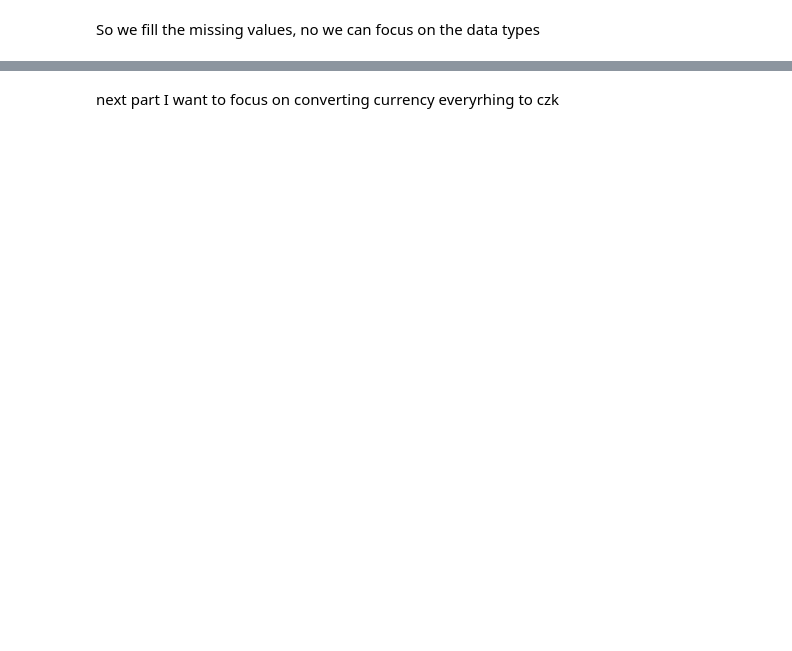
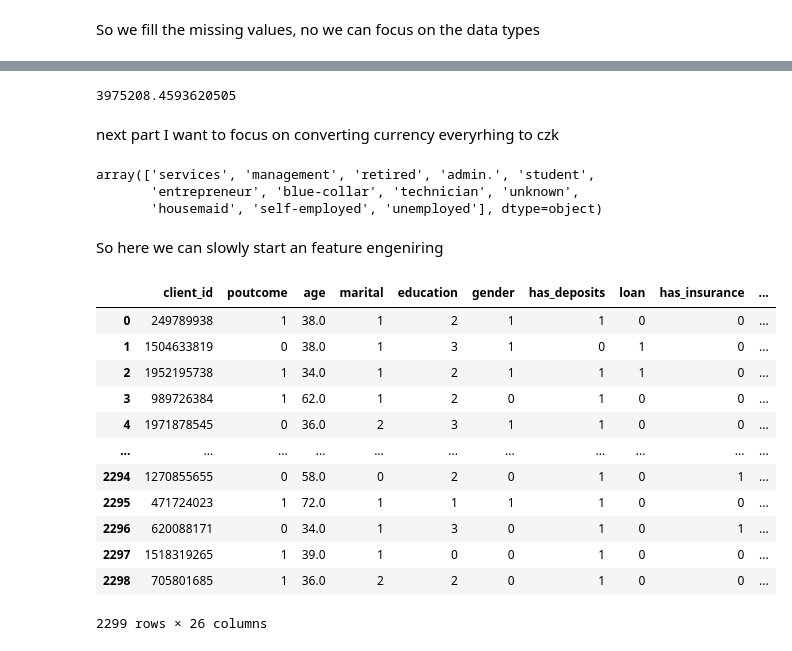
Before and after one commit to VladislavSpirydonau/Final-project-C4Y, a Jupyter notebook: Hello world notebook.ipynb, the cells around one changed output, grey strips where cells are left out. Drawn from its saved outputs; the diff is of its cells as text; code cells hidden in the pictures; blank space fills up the shorter version.

```diff
--- a/Hello world notebook.ipynb
+++ b/Hello world notebook.ipynb
@@ -127,9 +133,53 @@ dtype: object
 df.mean_balance = pd.to_numeric(df.mean_balance)
 # %%
 df.client_id = pd.to_numeric(df.client_id)
+# %%
+df.mean_balance.sum()
+# %% [output]
+3975208.4593620505
 # %% [markdown]
 next part I want to focus on converting currency everyrhing to czk
 # %%
 rate = {'CZK': 1, 'USD': 23, 'EUR': 25}
 
 df['mean_balance'] = df.apply(lambda row: row['mean_balance'] * rate[row['currency']], axis=1)
+# %%
+df.job.unique()
+# %% [output]
+array(['services', 'management', 'retired', 'admin.', 'student',
+       'entrepreneur', 'blue-collar', 'technician', 'unknown',
+       'housemaid', 'self-employed', 'unemployed'], dtype=object)
+# %% [markdown]
+So here we can slowly start an feature engeniring
+# %%
+from sklearn.preprocessing import LabelEncoder
+education_map = {'primary':1, 'secondary':2, 'tertiary':3,'unknown':0}
+df.education = df.education.replace(education_map)
+
+label_encoders = {}
+for col in ['marital', 'has_deposits', 'poutcome', 'loan', "has_insurance", 'has_mortgage', 'gender']:
+    label_encoders[col] = LabelEncoder()
+    df[col] = label_encoders[col].fit_transform(df[col])
+# %%
+from sklearn.preprocessing import OneHotEncoder
+
+ohe = OneHotEncoder()
+ohe_result = ohe.fit_transform(df[['job', 'currency']])
+ohe_df = pd.DataFrame(ohe_result.toarray(), columns=ohe.get_feature_names_out(['job', 'currency']))
+df = pd.concat([df, ohe_df], axis=1)
+# %%
+df.drop(columns=['job', 'currency'])
+# %% [output]
+|  | client_id | poutcome | age | marital | education | gender | has_deposits | loan | has_insurance | ... |
+| 0 | 249789938 | 1 | 38.0 | 1 | 2 | 1 | 1 | 0 | 0 | ... |
+| 1 | 1504633819 | 0 | 38.0 | 1 | 3 | 1 | 0 | 1 | 0 | ... |
+| 2 | 1952195738 | 1 | 34.0 | 1 | 2 | 1 | 1 | 1 | 0 | ... |
+| 3 | 989726384 | 1 | 62.0 | 1 | 2 | 0 | 1 | 0 | 0 | ... |
+| 4 | 1971878545 | 0 | 36.0 | 2 | 3 | 1 | 1 | 0 | 0 | ... |
+| ... | ... | ... | ... | ... | ... | ... | ... | ... | ... | ... |
+| 2294 | 1270855655 | 0 | 58.0 | 0 | 2 | 0 | 1 | 0 | 1 | ... |
+| 2295 | 471724023 | 1 | 72.0 | 1 | 1 | 1 | 1 | 0 | 0 | ... |
+| 2296 | 620088171 | 0 | 34.0 | 1 | 3 | 0 | 1 | 0 | 1 | ... |
+| 2297 | 1518319265 | 1 | 39.0 | 1 | 0 | 0 | 1 | 0 | 0 | ... |
+| 2298 | 705801685 | 1 | 36.0 | 2 | 2 | 0 | 1 | 0 | 0 | ... |
+2299 rows × 26 columns
```
Also changed, not shown: parts of 5 cells of this notebook.
